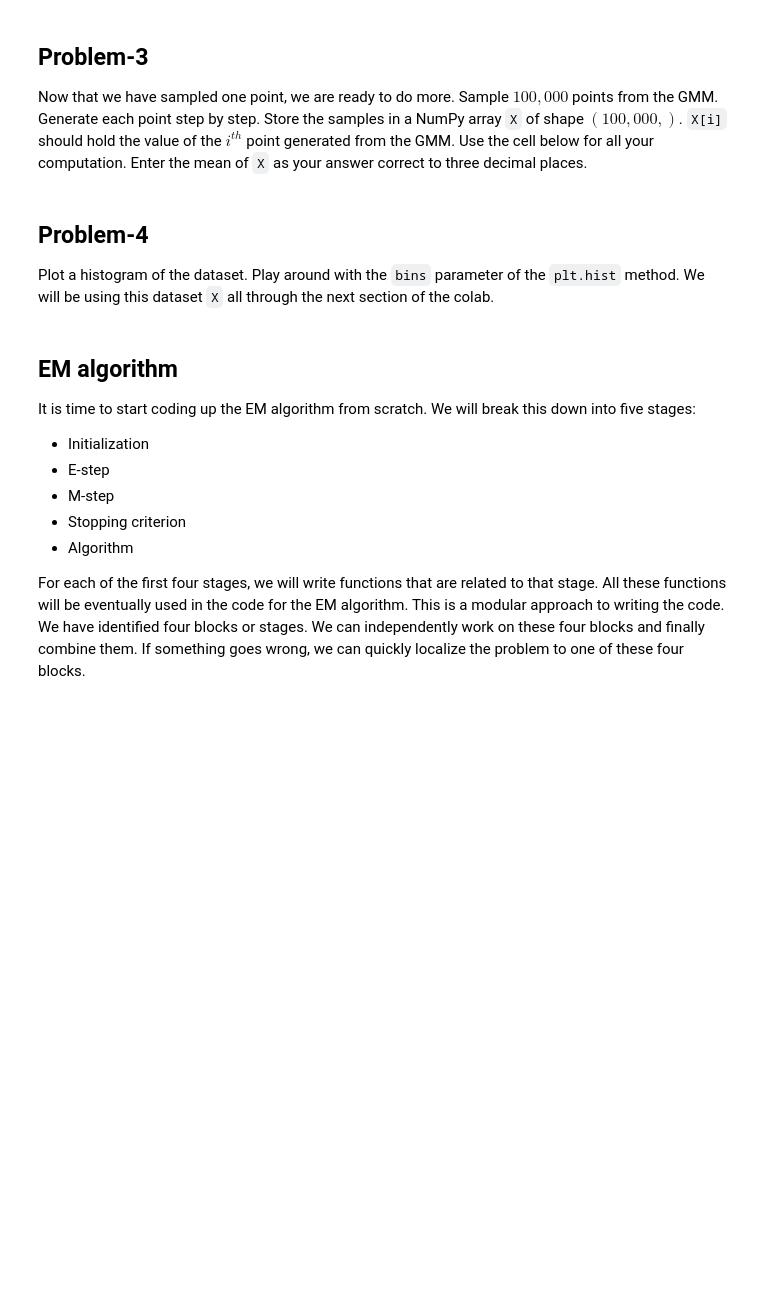
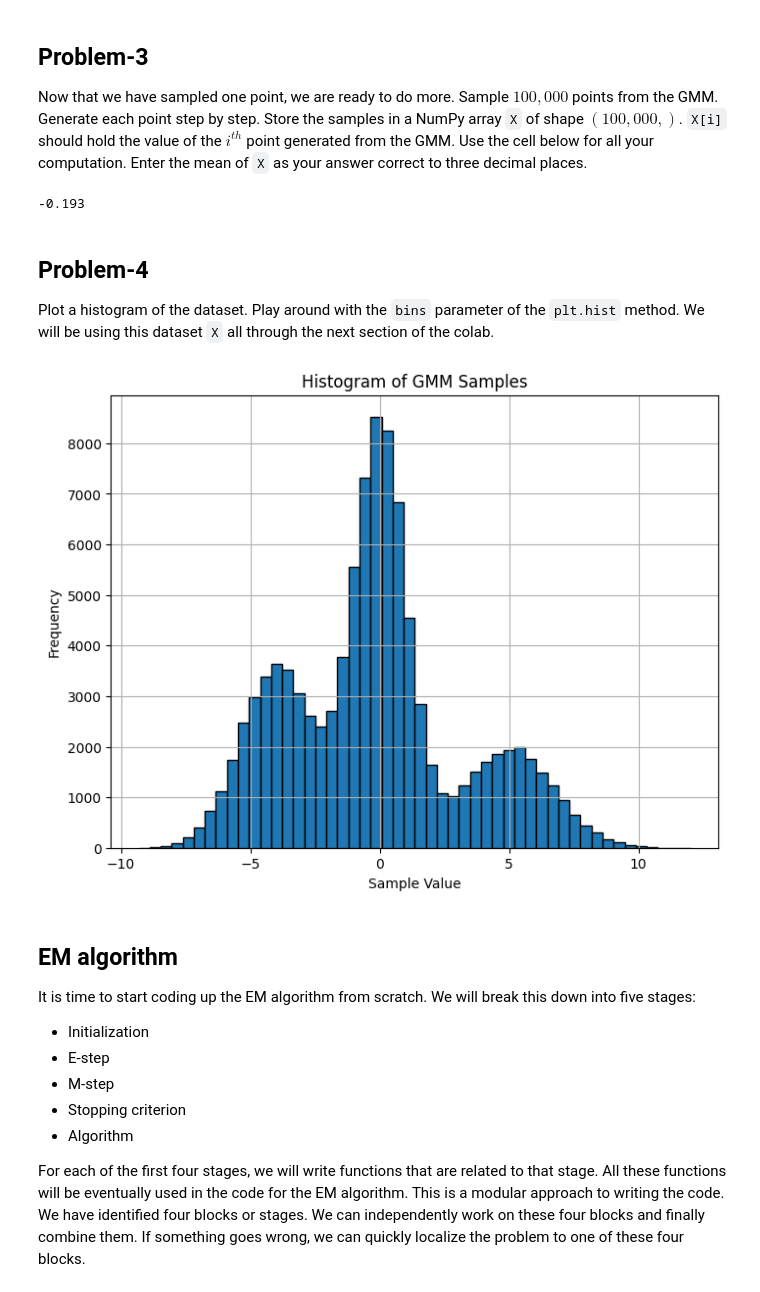
Before and after one commit to sonjaove/progg-and-DS-from-IITM, a Jupyter notebook: Copy_of_Week_4_part_2.ipynb, the cells around one changed output. Drawn from its saved outputs; the diff is of its cells as text; code cells hidden in the pictures; blank space fills up the shorter version.

```diff
--- a/Copy_of_Week_4_part_2.ipynb
+++ b/Copy_of_Week_4_part_2.ipynb
@@ -32,3 +32,8 @@ Perform step-1 of the sampling process by choosing one of the three mixtures bas
 ### RNG ###
 rng = np.random.default_rng(seed = 1001)
 ### Solution ###
+pi = [0.3, 0.5, 0.2]
+
+# Step 1: Sampling mixture component
+k = rng.choice(3, p=pi)
+k
@@ -60,3 +72,29 @@ rng = np.random.default_rng(seed = 1001)
+# %%
+### RNG ###
+rng = np.random.default_rng(seed = 1001)
+### Solution ###
+# Mixture probabilities and parameters
+pi = [0.3, 0.5, 0.2]
+means = [-4, 0, 5]
+variances = [2, 1, 3]
+
+# Number of samples
+n_samples = 100000
+
+# Step-by-step sampling process for 100,000 points
+X = np.zeros(n_samples)
+for i in range(n_samples):
+    # Step 1: Sample a mixture component
+    k = rng.choice(3, p=pi)
+
+    # Step 2: Sample from the chosen Gaussian
+    X[i] = rng.normal(means[k], np.sqrt(variances[k]))
+
+# Calculate the mean of X
+mean_X = np.mean(X)
+round(mean_X, 3)
+# %% [output]
+-0.193
 # %% [markdown]
 ## Problem-4
 
@@ -66,3 +102,17 @@ Plot a histogram of the dataset. Play around with the `bins` parameter of the `p
+# %%
+### Solution ###
+import matplotlib.pyplot as plt
+
+# Plotting the histogram of the dataset X
+plt.figure(figsize=(8, 6))
+plt.hist(X, bins=50, edgecolor='black')
+plt.title('Histogram of GMM Samples')
+plt.xlabel('Sample Value')
+plt.ylabel('Frequency')
+plt.grid(True)
+plt.show()
+# %% [output]
+[figure, added]
 # %% [markdown]
 ## EM algorithm
 
```
Also changed, not shown: parts of 19 cells of this notebook.
